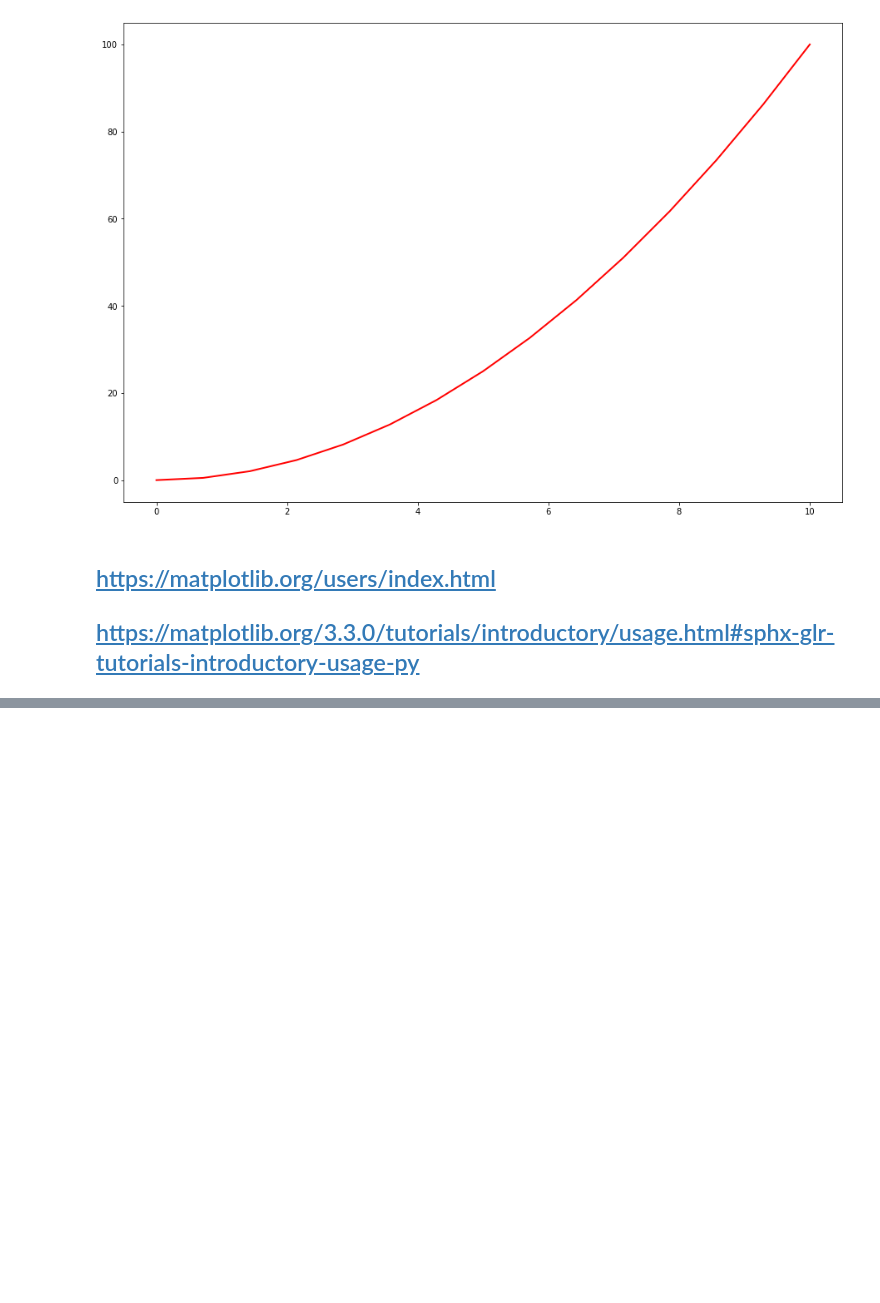
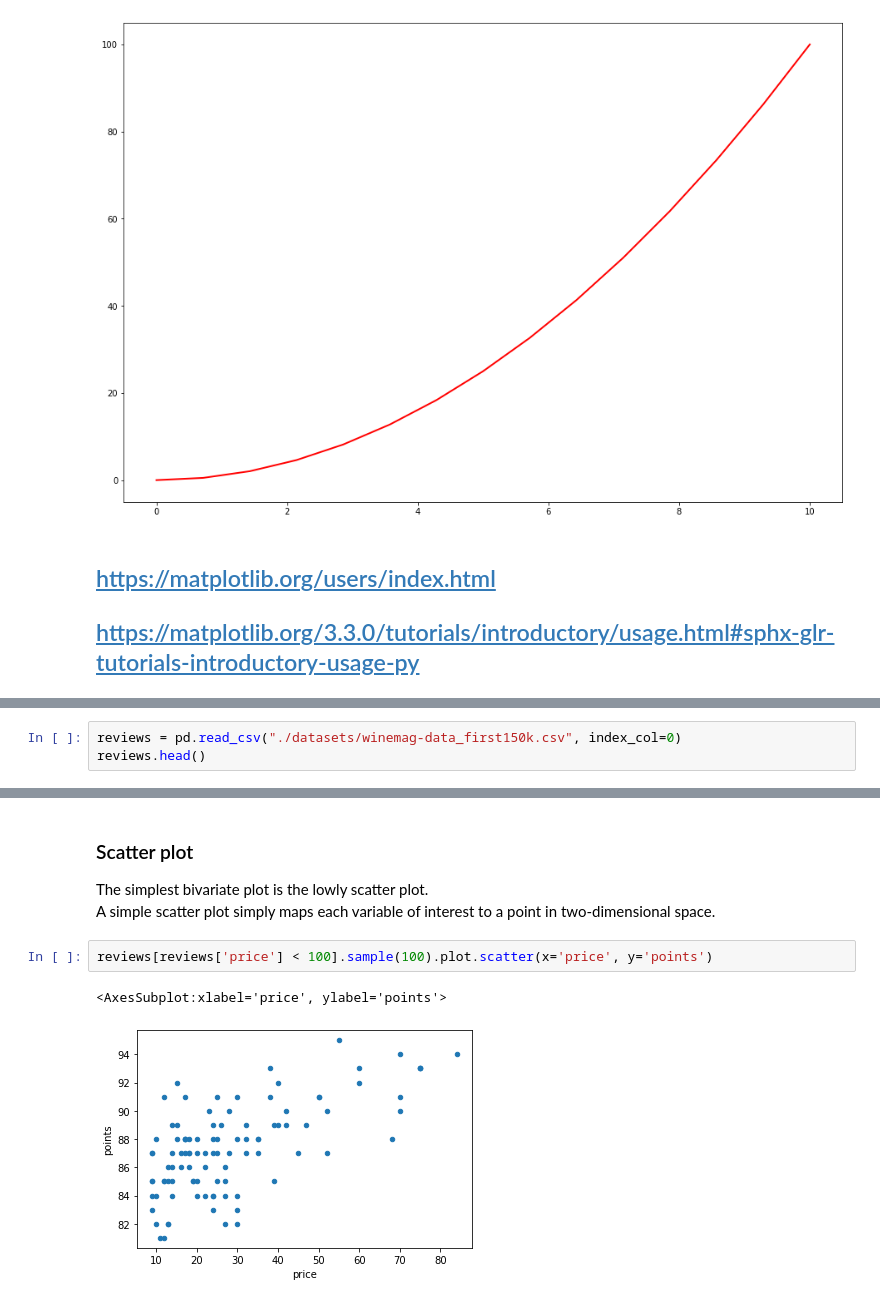
Before and after one commit to umang8496/hands-on-ml, a Jupyter notebook: hands-on-exercise-for-ml/data-visualization-using-matplotlib.ipynb, the cells around one changed output, grey strips where cells are left out. Saved outputs shown, nothing was run; the diff lists cells and outputs as text; blank space fills up the shorter version.

Commit message:
Bivariate plotting (scatter-plot, hex-plot, stacked-plot) with pandas

```diff
--- a/hands-on-exercise-for-ml/data-visualization-using-matplotlib.ipynb
+++ b/hands-on-exercise-for-ml/data-visualization-using-matplotlib.ipynb
@@ -254,0 +253,3 @@ axes1.set_ylim([0,10])
+# %%
+reviews = pd.read_csv("./datasets/winemag-data_first150k.csv", index_col=0)
+reviews.head()
@@ -254,0 +263,9 @@ axes1.set_ylim([0,10])
+# %% [markdown]
+### Scatter plot
+The simplest bivariate plot is the lowly scatter plot.
+A simple scatter plot simply maps each variable of interest to a point in two-dimensional space.
+# %%
+reviews[reviews['price'] < 100].sample(100).plot.scatter(x='price', y='points')
+# %% [output]
+<AxesSubplot:xlabel='price', ylabel='points'>
+[figure, added]
```
Also changed, not shown: parts of 14 cells of this notebook.
